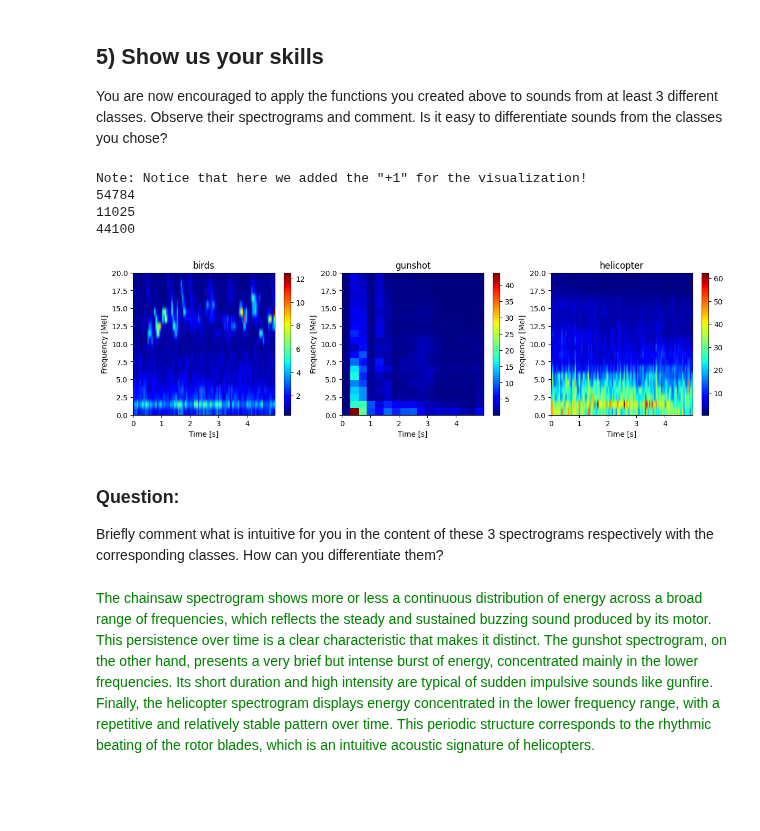
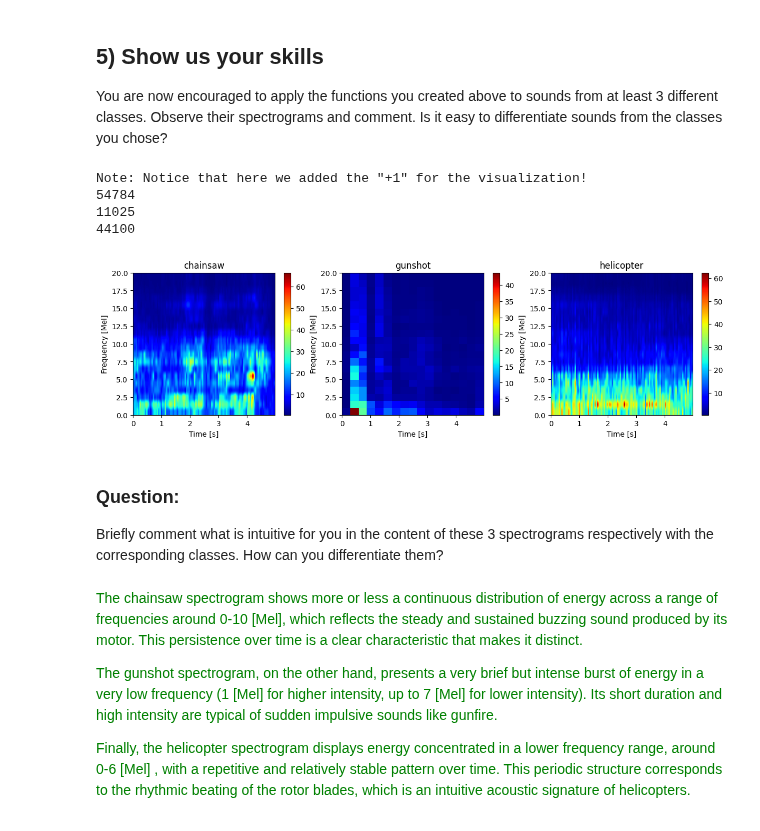
Before and after one commit to nderumier/LELEC210X, a Jupyter notebook: classification/h1_feature_vectors.ipynb, the cells around one changed output. Saved outputs shown, nothing was run; the diff lists cells and outputs as text; code cells hidden in the pictures; blank space fills up the shorter version.

```diff
--- a/classification/h1_feature_vectors.ipynb
+++ b/classification/h1_feature_vectors.ipynb
@@ -498,7 +498,7 @@ You are now encouraged to apply the functions you created above to sounds from a
 # handsaw
 # helicopter
 
-sound1 = dataset["birds", 2]
+sound1 = dataset["chainsaw", 5]
 sound2 = dataset["gunshot", 10]
 sound3 = dataset["helicopter", 15]
 
@@ -508,34 +508,34 @@ x2, fs = sf.read(sound2)
 x3, fs = sf.read(sound3)
 melspec1 = melspecgram(x1)
 melspec2 = melspecgram(x2)
 melspec3 = melspecgram(x3)
 
 print('Note: Notice that here we added the "+1" for the visualization!')
 
 "Plot"
 fig = plt.figure(figsize=(12, 3))
 ax1 = fig.add_axes([0.0, 0.0, 0.28, 0.9])
 ax2 = fig.add_axes([0.33, 0.0, 0.28, 0.9])
 ax3 = fig.add_axes([0.66, 0.0, 0.28, 0.9])
 print(len(y))
 print(fs_down)
 print(fs)
 plot_specgram(
     melspec1, ax=ax1, is_mel=True, title=get_cls_from_path(sound1), tf=len(y) / fs_down
 )
 plot_specgram(
     melspec2, ax=ax2, is_mel=True, title=get_cls_from_path(sound2), tf=len(y) / fs_down
 )
 plot_specgram(
     melspec3, ax=ax3, is_mel=True, title=get_cls_from_path(sound3), tf=len(y) / fs_down
 )
 plt.show()
 # %% [output]
 Note: Notice that here we added the "+1" for the visualization!
 54784
 11025
 44100
-[figure, old version]
+[figure, new version]
 # %% [markdown]
 ### Question:
 Briefly comment what is intuitive for you in the content of these 3 spectrograms respectively with the corresponding classes.
@@ -543,6 +543,8 @@ How can you differentiate them?
 # %% [markdown]
 <span style="color:green">
 
-The chainsaw spectrogram shows more or less a continuous distribution of energy across a broad range of frequencies, which reflects the steady and sustained buzzing sound produced by its motor. This persistence over time is a clear characteristic that makes it distinct.
-The gunshot spectrogram, on the other hand, presents a very brief but intense burst of energy, concentrated mainly in the lower frequencies. Its short duration and high intensity are typical of sudden impulsive sounds like gunfire.
-Finally, the helicopter spectrogram displays energy concentrated in the lower frequency range, with a repetitive and relatively stable pattern over time. This periodic structure corresponds to the rhythmic beating of the rotor blades, which is an intuitive acoustic signature of helicopters.<span>
+The chainsaw spectrogram shows more or less a continuous distribution of energy across a range of frequencies around 0-10 [Mel], which reflects the steady and sustained buzzing sound produced by its motor. This persistence over time is a clear characteristic that makes it distinct.
+
+The gunshot spectrogram, on the other hand, presents a very brief but intense burst of energy in a very low frequency (1 [Mel] for higher intensity, up to 7 [Mel] for lower intensity). Its short duration and high intensity are typical of sudden impulsive sounds like gunfire.
+
+Finally, the helicopter spectrogram displays energy concentrated in a lower frequency range, around 0-6 [Mel] , with a repetitive and relatively stable pattern over time. This periodic structure corresponds to the rhythmic beating of the rotor blades, which is an intuitive acoustic signature of helicopters.<span>
```
Also changed, not shown: parts of 8 cells of this notebook.
